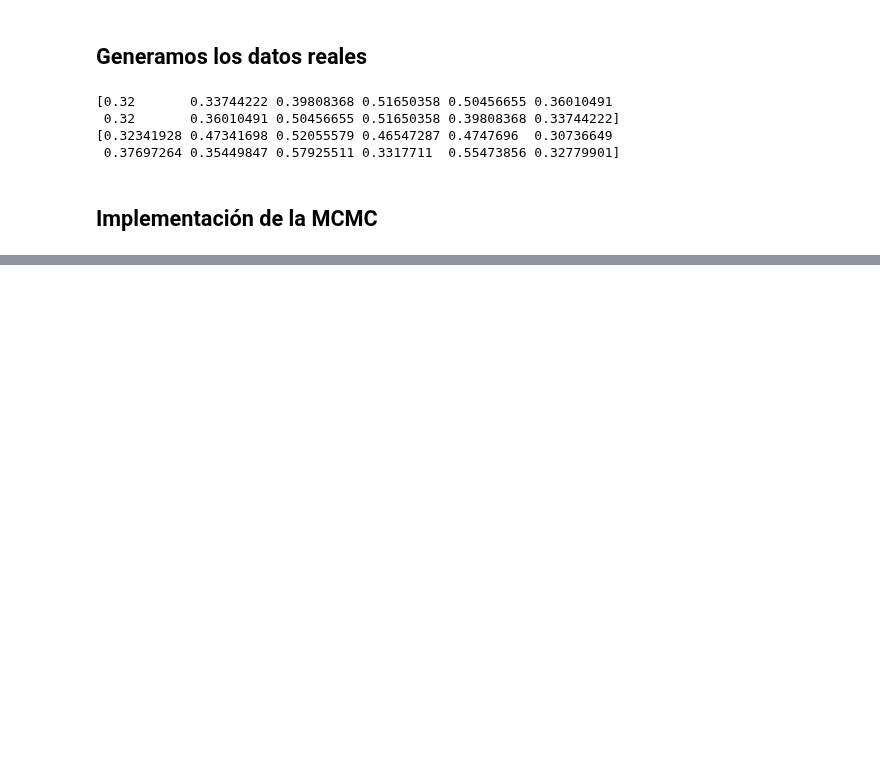
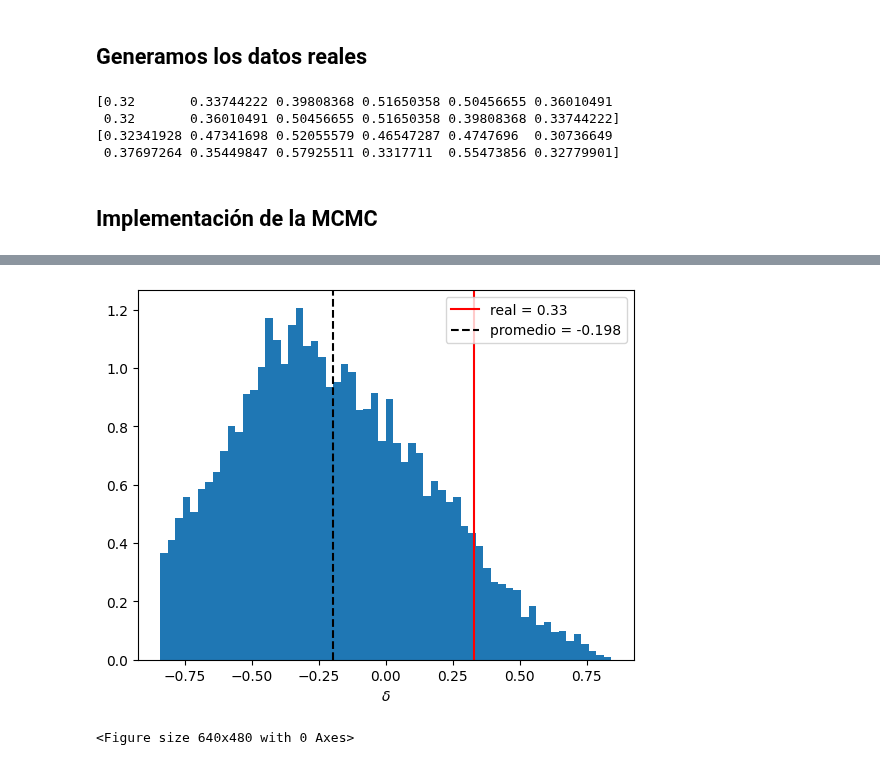
Before and after one commit to igfu2004/Reconstruccion-estocastica-de-parametros-de-un-plasma-toroidal, a Jupyter notebook: ProyectoMecEstComp.ipynb, the cells around one changed output, grey strips where cells are left out. Saved outputs shown, nothing was run; the diff lists cells and outputs as text; code cells hidden in the pictures; blank space fills up the shorter version.

```diff
--- a/ProyectoMecEstComp.ipynb
+++ b/ProyectoMecEstComp.ipynb
@@ -411,0 +493,5 @@ print(np.sin(1))
+# %%
+hist_parametro(cadena_filtrada, 2, r'$\delta$', valor_real=delta_r, bins=bins)
+# %% [output]
+[figure, added]
+<Figure size 640x480 with 0 Axes>
```
Also changed, not shown: parts of 13 cells of this notebook.
